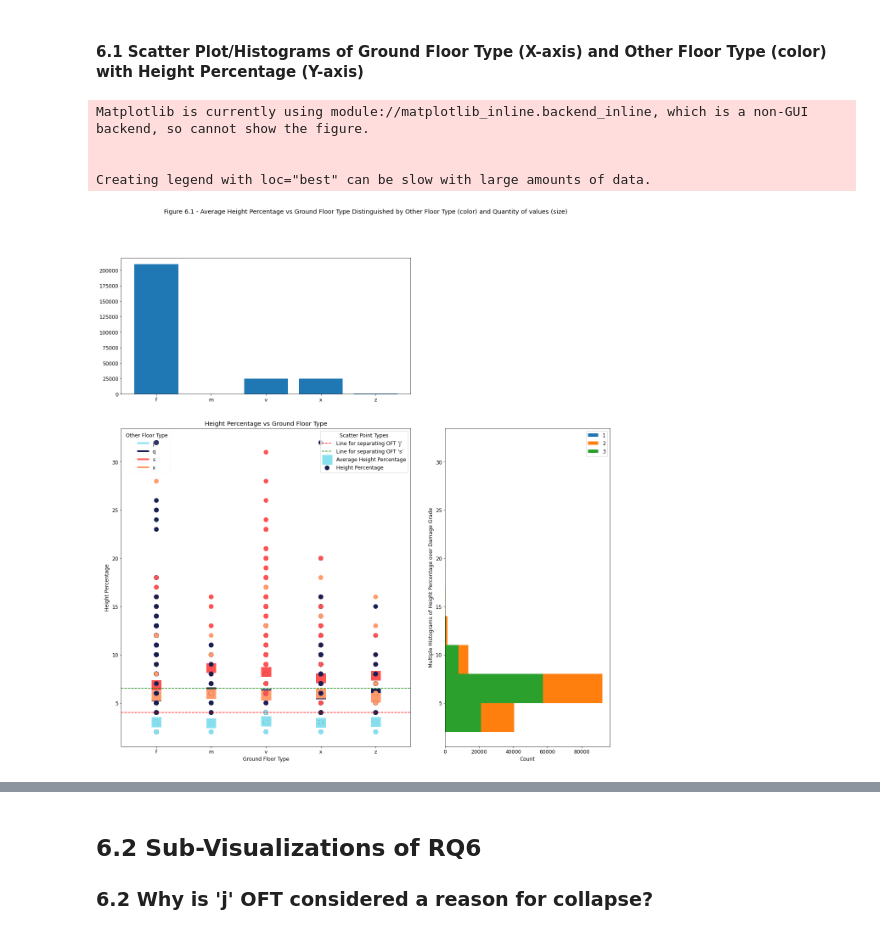
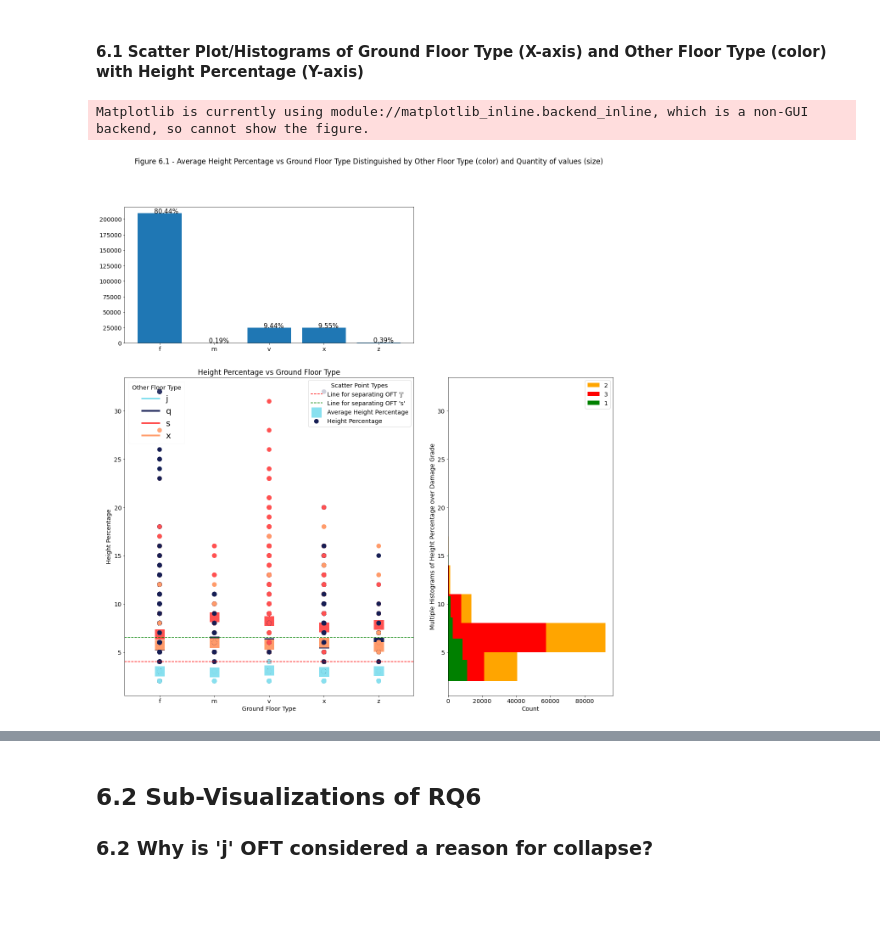
Before and after one commit to DS-Group22-ADP/Practical-Project, a Jupyter notebook: notebooks/Exploratory-Data-Analysis (Main Notebook).ipynb, the cells around one changed output, grey strips where cells are left out. Cells and saved outputs as stored; diff of their text form; code cells hidden in the pictures; blank space fills up the shorter version.

```diff
--- a/notebooks/Exploratory-Data-Analysis (Main Notebook).ipynb
+++ b/notebooks/Exploratory-Data-Analysis (Main Notebook).ipynb
@@ -1935,7 +1989,7 @@ def plot_scatter_bubble_numerical_vs_categorical_bar_hist_grid_no_slice(x_attr,
     # create custom legend, by creating custom lines
     custom_lines = [Line2D([0], [0], color=colors[of], lw=4) for of in np.unique(other_floor_type)]
     # create legend using custom lines
-    legend1 = ax.legend(custom_lines, np.unique(other_floor_type), loc="upper left", title="Other Floor Type", framealpha=0.1)
+    legend1 = ax.legend(custom_lines, np.unique(other_floor_type), loc="upper left", title="Other Floor Type", framealpha=0.1, fontsize=20)
     # add legend to axis
     ax.add_artist(legend1)
     # set labels and titles
@@ -1953,40 +2007,49 @@ def plot_scatter_bubble_numerical_vs_categorical_bar_hist_grid_no_slice(x_attr,
     counter_i = df.loc[:, [x_attr]].value_counts()
     # plot bar plot
     ax_histx.bar(counter_i.index.get_level_values(0), counter_i.values)
 
+    # percentages for value counts
+    totals = []
+    for i in ax_histx.patches:
+        totals.append(i.get_height())
+    total = sum(totals)
+    # setting the percentage values on top of each bar
+    for i in ax_histx.patches:
+        # get_x pulls left or right; get_height pushes up or down
+        ax_histx.text(i.get_x()+.30, i.get_height(),
+                str(round((i.get_height()/total)*100, 2))+'%', fontsize=15,
+                color='black')
+
     # set xticks and xtick labels
     ax_histx.set_xticks(range(0,len(np.unique(ground_floor_type))))
     ax_histx.set_xticklabels(np.unique(ground_floor_type))
 
     # test for xticklabels
     assert [t.get_text() for t in ax_histx.get_xticklabels()] == np.unique(ground_floor_type).tolist(), "Test #6 Failed"
 
     # get histograms for damage grade 1,2,3
     hist_y1 = join_df.loc[join_df['damage_grade'] == 1][dimension]
     hist_y2 = join_df.loc[join_df['damage_grade'] == 2][dimension]
     hist_y3 = join_df.loc[join_df['damage_grade'] == 3][dimension]
     # plot histograms for 1,2,3 respectively
-    ax_histy.hist(hist_y3, orientation='horizontal', label='3')
-    ax_histy.hist(hist_y2, orientation='horizontal', label='2')
-    ax_histy.hist(hist_y1, orientation='horizontal', label='1')
+    ax_histy.hist(hist_y2, orientation='horizontal', label='2', color='orange')
+    ax_histy.hist(hist_y3, orientation='horizontal', label='3', color='red')
+    ax_histy.hist(hist_y1, orientation='horizontal', label='1', color='green')
     # set legend for side subplot (y-axis)
     ax_histy.legend()
     # set labels
     ax_histy.set(xlabel='Count', ylabel="Multiple Histograms of {ylabel} over Damage Grade".format(ylabel=ylabel))
 
     # set super title for figure
     fig.suptitle("Figure 6.1 - Average Height Percentage vs Ground Floor Type Distinguished by Other Floor Type (color) and Quantity of values (size)")
 
 plot_scatter_bubble_numerical_vs_categorical_bar_hist_grid_no_slice('ground_floor_type', 'other_floor_type', 'height_percentage',
                                                                     'Ground Floor Type', 'Height Percentage', join_df, ax=ax, ax_histx=axx, ax_histy=axy)
 
 fig.show()
 # %% [output]
 Matplotlib is currently using module://matplotlib_inline.backend_inline, which is a non-GUI backend, so cannot show the figure.
-
-
-Creating legend with loc="best" can be slow with large amounts of data.
-[figure, old version]
+[figure, new version]
 # %% [markdown]
 **Background**
 
```
Also changed, not shown: parts of 21 cells of this notebook.
